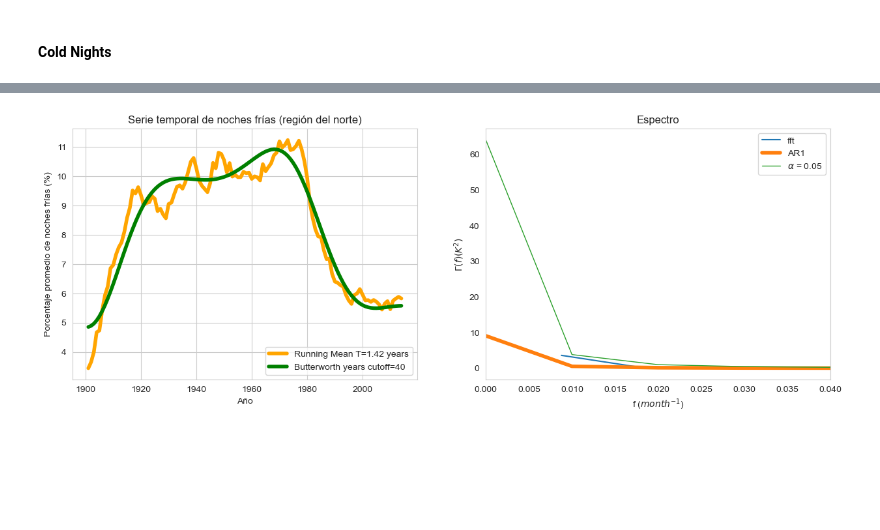
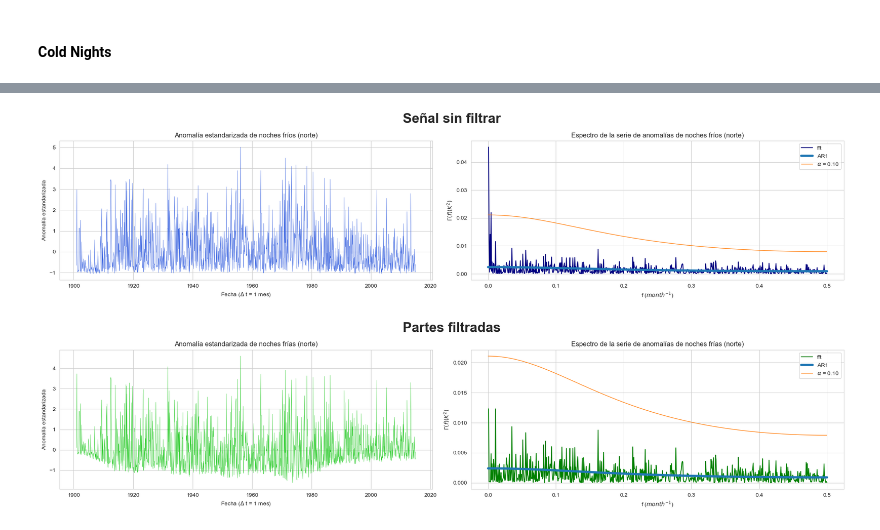
Before and after one commit to nagoremeabe/practica_2, a Jupyter notebook: practica2.ipynb, the cells around one changed output, grey strips where cells are left out. Cells and saved outputs as stored; diff of their text form; code cells hidden in the pictures; blank space fills up the shorter version.

```diff
--- a/practica2.ipynb
+++ b/practica2.ipynb
@@ -1181,44 +1225,87 @@ fc 0.0045
+# %%
+# Vamos a ver como queda quitando esas frecuencias
+filt_O = anom_N_std - yButter - yButter2
+
+# Funcion para crear suptitulos
+def create_subtitle(fig: plt.Figure, grid: SubplotSpec, title: str):
+    "Sign sets of subplots with title"
+    row = fig.add_subplot(grid)
+    # the '\n' is important
+    row.set_title(f'{title}\n', fontweight='bold',fontsize=24)
+    # hide subplot
+    row.set_frame_on(False)
+    row.axis('off')
 # %%
-# todo junto
-fig,ax = plt.subplots(1,2,figsize=(15,5))
-eje_x  = np.arange(1,yButter.size+1)
+%matplotlib inline
+fig,(ax,axd)=plt.subplots(2,2,figsize=(20,10))
 
-ax[0].plot(t,yRunningMean,linewidth= 4,color='orange',label=f'Running Mean T={np.round(Window/12, 2)} years')
-ax[0].plot(t,yButter,linewidth= 4,color='green',label='Butterworth years cutoff='+str(nyc))
-ax[0].set_title('Serie temporal e noches frías para la región del norte')
-ax[0].set_ylabel(u'Porcentaje promedio de noches frías (%)')
-ax[0].set_xlabel(u'Año')
-ax[0].set_title('Serie temporal de noches frías (región del norte)')
-ax[0].legend()
+x = anom_N_std
+ax[0].plot(años,x,color='royalblue',linewidth=0.5)
+ax[0].set_ylabel(u'Anomalía estandarizada')
+ax[0].set_xlabel(r'Fecha ($\Delta$ t = 1 mes)')
+ax[0].set_title(u'Anomalía estandarizada de noches fríos (norte)')
 
-x = np.squeeze(np.array(yButter))
 
 #fa,Ga = espectroArmonico(x,1)
 ff,Gf = espectroFFT(x,1)
 #ax[1].plot(fa,Ga,linewidth=1)
-ax[1].plot(ff,Gf,label='fft')
-ax[1].grid()
+ax[1].plot(ff,Gf,label='fft',color='navy')
 ax[1].set_ylabel(r'$\Gamma(f) (K^2)$')
 ax[1].set_xlabel(r'f ($month^{-1}$)')
-ax[1].set_title('Espectro')
+ax[1].set_title('Espectro de la serie de anomalías de noches fríos (norte)')
 
-print('La varianza de la serie es ',np.var(x))
+ff_d = ff # Lo guardo
+Gf_d = Gf # Lo guardo
+
+
+print('La varianza de la serie es ',float(np.var(x)))
 print('La integral del espectro es ',sum(Gf))
 
 
 #Veamos si los picos sobresalen lo suficiente:
-alpha = 0.05
+alpha = 0.1
 alphaS = alpha / Gf.size
 nu = 2
 chi2 = stats.chi2.ppf(1-alphaS,2)
-s2 = np.var(x)
+N = x.size
+s2 = float(np.var(x))
 cor = stattools.acf(x, fft=False, nlags = 1) * N/(N-1)
 a = cor[1]
+# a = 0 #Para ruido blanco
 f,G = redSpectra(a,s2)
 ax[1].plot(f,G/x.size,linewidth=4,label='AR1')
 Gmax = G/x.size/nu*chi2
-ax[1].plot(f,Gmax,linewidth=1,label=r'$\alpha$ = 0.05')
+ax[1].plot(f,Gmax,linewidth=1,label=r'$\alpha$ = %.2f'%(alpha))
 a,s2,chi2
-ax[1].set_xlim(0,0.04)
 ax[1].legend()
+
+
+# Ahora solo lo que hemos filtrado
+x = filt_O
+axd[0].plot(años,x,color='limegreen',linewidth=0.5)
+axd[0].set_ylabel(u'Anomalía estandarizada')
+axd[0].set_xlabel(r'Fecha ($\Delta$ t = 1 mes)')
+axd[0].set_title(u'Anomalía estandarizada de noches frías (norte)')
+
+
+#fa,Ga = espectroArmonico(x,1)
+ff,Gf = espectroFFT(x,1)
+axd[1].plot(ff,Gf,label='fft',color='g')
+axd[1].set_ylabel(r'$\Gamma(f) (K^2)$')
+axd[1].set_xlabel(r'f ($month^{-1}$)')
+axd[1].set_title('Espectro de la serie de anomalías de noches frías (norte)')
+
+print('La varianza de la serie es ',float(np.var(x)))
+print('La integral del espectro es ',sum(Gf))
+axd[1].plot(f,G/x.size,linewidth=4,label='AR1')
+axd[1].plot(f,Gmax,linewidth=1,label=r'$\alpha$ = %.2f'%(alpha))
+axd[1].legend()
+
+plt.tight_layout()
+grid = plt.GridSpec(2,2)
+create_subtitle(fig, grid[0, ::], 'Señal sin filtrar')
+create_subtitle(fig, grid[1, ::], 'Partes filtradas')
+
+fig.tight_layout()
+plt.subplots_adjust(hspace=0.5,top=0.92)
 # %% [output]
@@ -1228 +1316 @@ La integral del espectro es  4.1054235521132085
-[figure, old version]
+[figure, new version]
```
Also changed, not shown: parts of 9 cells of this notebook.
